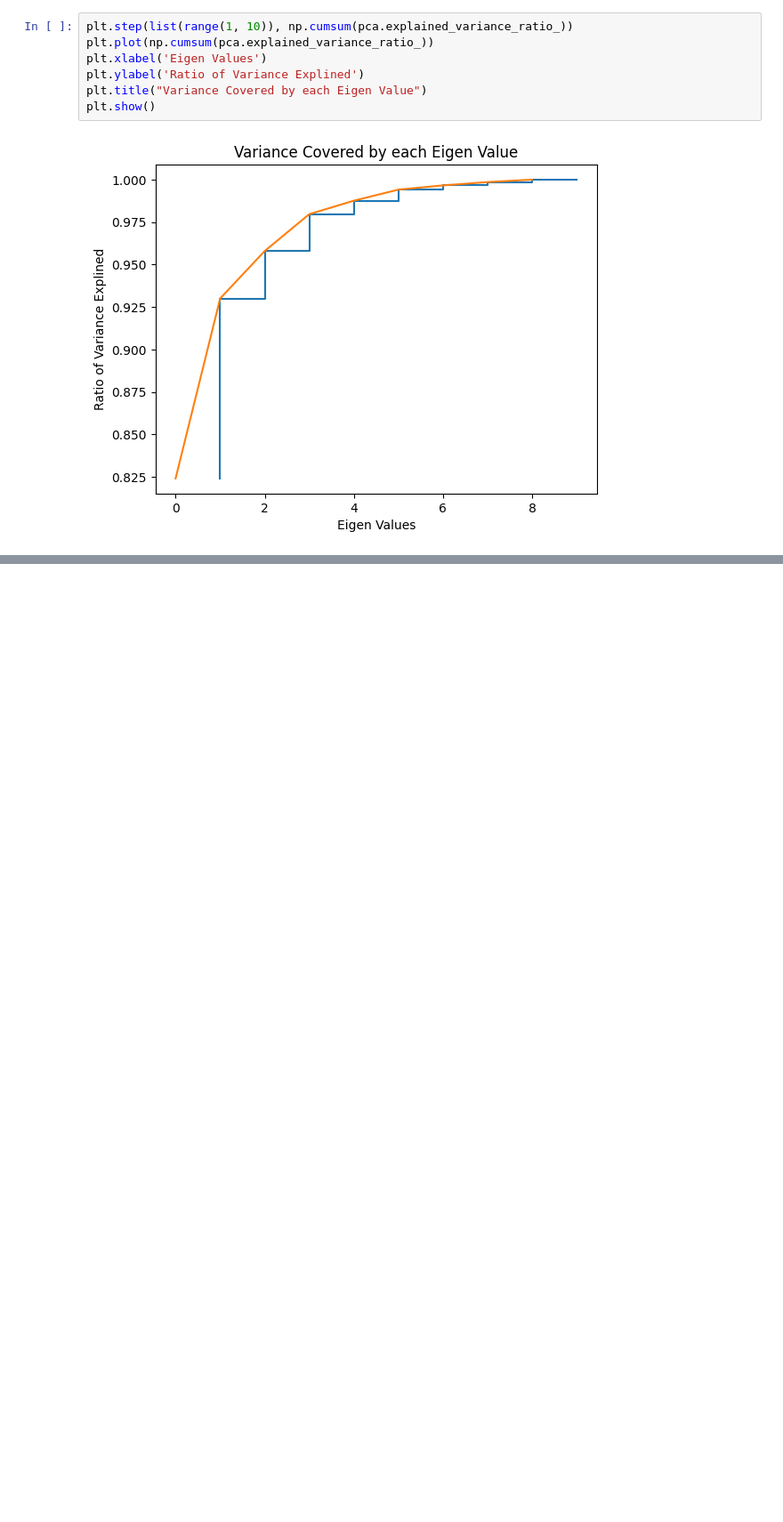
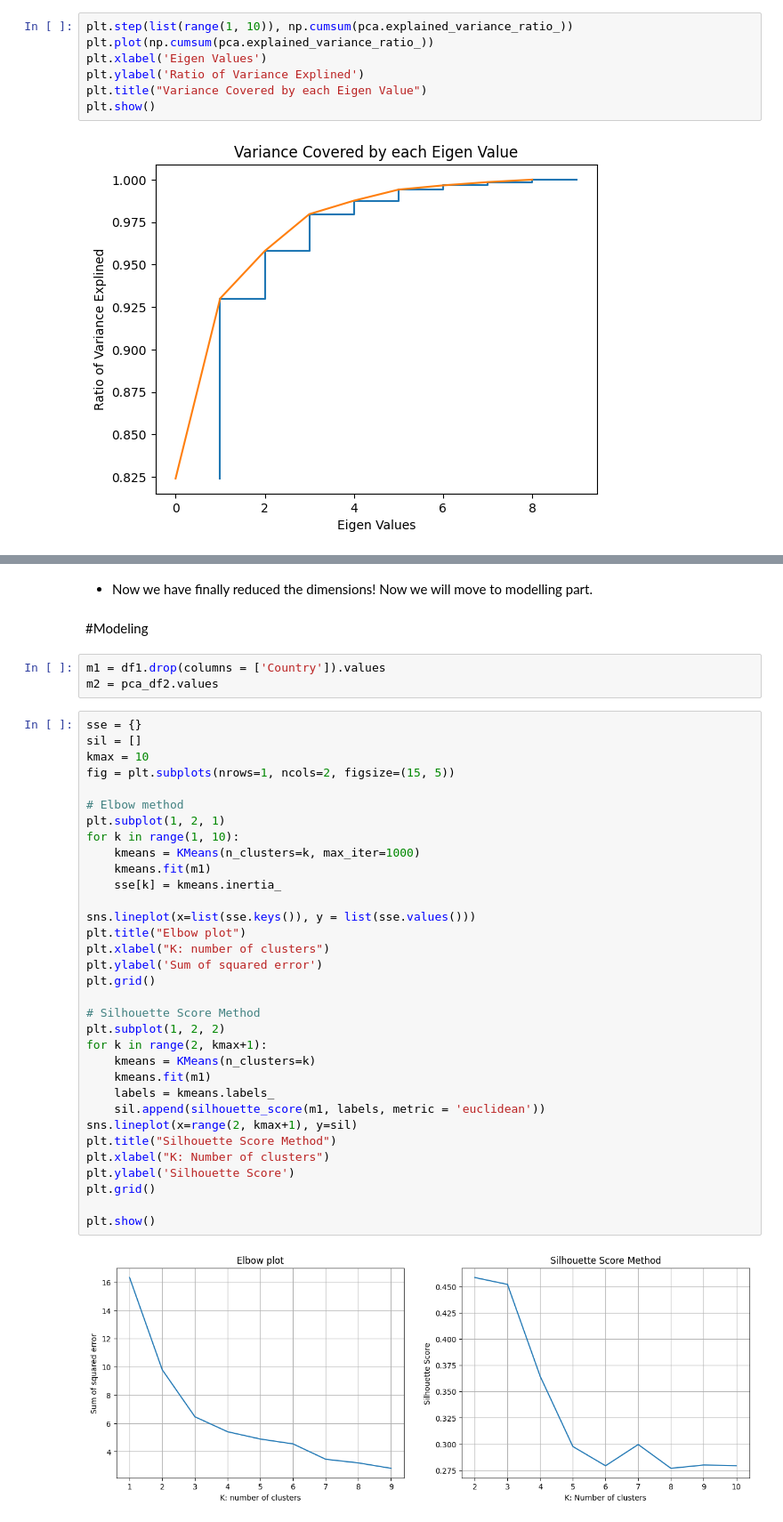
Before and after one commit to rizz045/Country-Data-Exploration-and-Preediction--Unsupervised-learning-, a Jupyter notebook: Country_Data_Exploration_and_Prediction.ipynb, the cells around one changed output, grey strips where cells are left out. Shown at 89% size. Saved outputs shown, nothing was run; the diff lists cells and outputs as text; blank space fills up the shorter version.

```diff
--- a/Country_Data_Exploration_and_Prediction.ipynb
+++ b/Country_Data_Exploration_and_Prediction.ipynb
@@ -563,0 +577,42 @@ plt.show()
+# %% [markdown]
+* Now we have finally reduced the dimensions! Now we will move to modelling part.
+# %% [markdown]
+#Modeling
+# %%
+m1 = df1.drop(columns = ['Country']).values
+m2 = pca_df2.values
+# %%
+sse = {}
+sil = []
+kmax = 10
+fig = plt.subplots(nrows=1, ncols=2, figsize=(15, 5))
+
+# Elbow method
+plt.subplot(1, 2, 1)
+for k in range(1, 10):
+    kmeans = KMeans(n_clusters=k, max_iter=1000)
+    kmeans.fit(m1)
+    sse[k] = kmeans.inertia_
+
+sns.lineplot(x=list(sse.keys()), y = list(sse.values()))
+plt.title("Elbow plot")
+plt.xlabel("K: number of clusters")
+plt.ylabel('Sum of squared error')
+plt.grid()
+
+# Silhouette Score Method
+plt.subplot(1, 2, 2)
+for k in range(2, kmax+1):
+    kmeans = KMeans(n_clusters=k)
+    kmeans.fit(m1)
+    labels = kmeans.labels_
+    sil.append(silhouette_score(m1, labels, metric = 'euclidean'))
+sns.lineplot(x=range(2, kmax+1), y=sil)
+plt.title("Silhouette Score Method")
+plt.xlabel("K: Number of clusters")
+plt.ylabel('Silhouette Score')
+plt.grid()
+
+plt.show()
+# %% [output]
+[figure, added]
```
Also changed, not shown: parts of 3 cells of this notebook.
